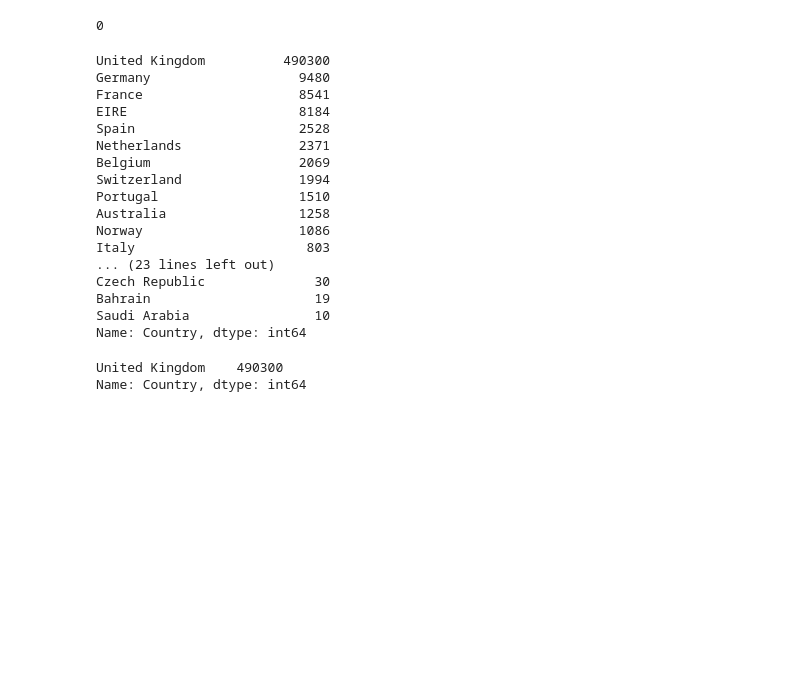
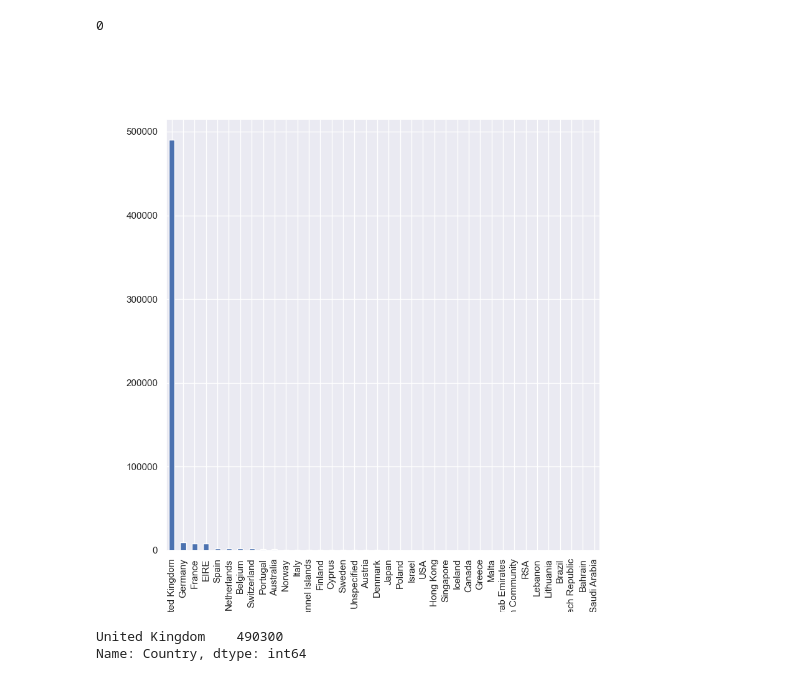
Before and after one commit to gourivngnair/online-retail, a Jupyter notebook: Online Retail.ipynb, the cells around one changed output. Drawn from its saved outputs; the diff is of its cells as text; code cells hidden in the pictures; blank space fills up the shorter version.

```diff
--- a/Online Retail.ipynb
+++ b/Online Retail.ipynb
@@ -45,24 +50,11 @@ df_retail.drop_duplicates(keep='first',inplace=True) #removes all duplicates kee
 df_retail.duplicated().sum()
 # %% [output]
 0
-# %%
-df_retail['Country'].value_counts() #checks countrywise distribution of data
-# %% [output]
-United Kingdom          490300
-Germany                   9480
-France                    8541
-EIRE                      8184
-Spain                     2528
-Netherlands               2371
-Belgium                   2069
-Switzerland               1994
-Portugal                  1510
-Australia                 1258
-Norway                    1086
-Italy                      803
-... (23 lines left out)
-Czech Republic              30
-Bahrain                     19
-Saudi Arabia                10
-Name: Country, dtype: int64
+# %%
+fig, ax = plt.subplots(figsize = (9, 9))
+country_counts = df_retail['Country'].value_counts()
+ax= country_counts.plot(kind='bar')
+plt.show()
+# %% [output]
+[figure, added]
 # %%
```
Also changed, not shown: parts of 23 cells of this notebook.
